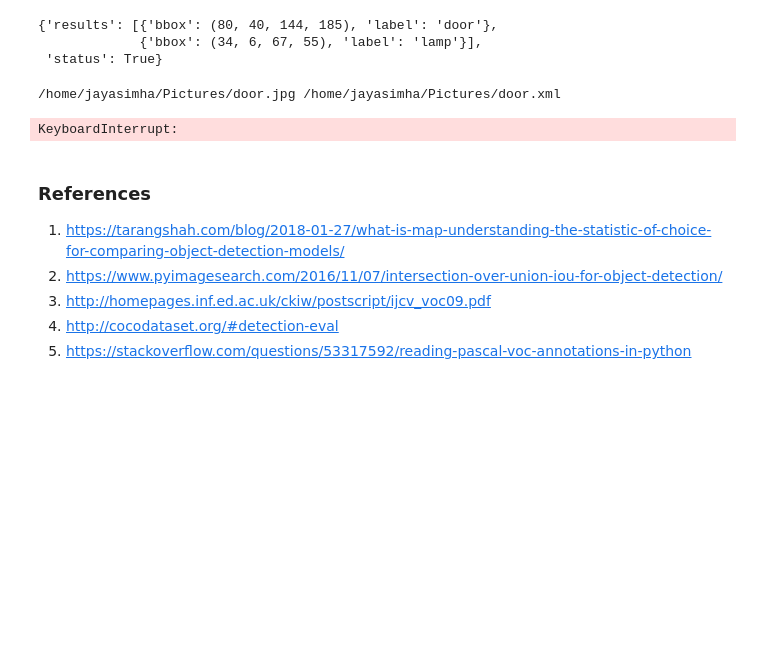
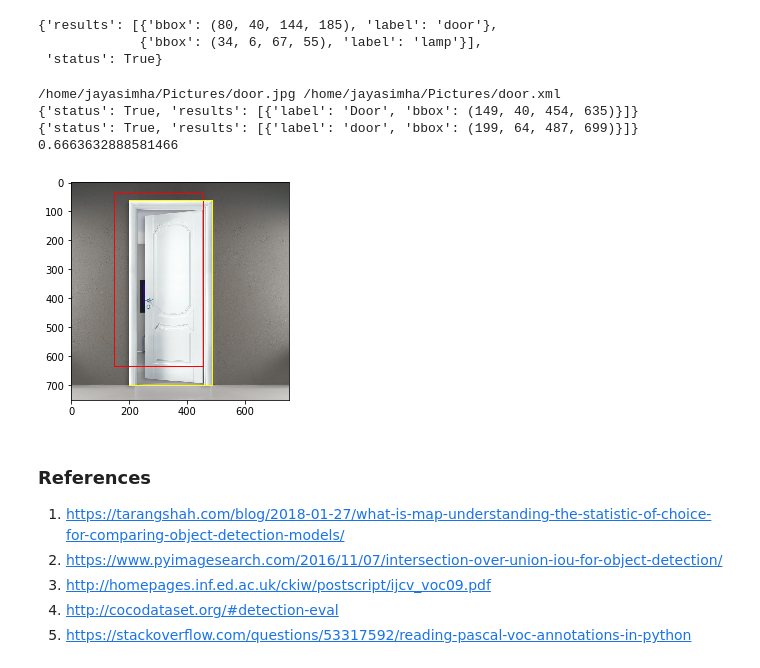
Before and after one commit to njanirudh/Research-Development-HBRS, a Jupyter notebook: src/Accuracy.ipynb, the cells around one changed output. Cells and saved outputs as stored; diff of their text form; code cells hidden in the pictures; blank space fills up the shorter version.

```diff
--- a/src/Accuracy.ipynb
+++ b/src/Accuracy.ipynb
@@ -204,35 +204,45 @@ obj_detector.set_labels(MODEL_LABEL_PATH)
 img_file_list = glob.glob( DATASET_PATH + "/*.jpg", recursive=True)
 
 for img in img_file_list :
     name = Path(img).stem
     img_path = DATASET_PATH + name + ".jpg"
     annotation_path = DATASET_PATH + name + ".xml"
 
     print(img_path,annotation_path)
 
-    _ , detection_result = obj_detector.run_detection(img).get_result()
+    out_img , detection_result = obj_detector.run_detection(img).get_result()
     annotation_result = read_annotation(annotation_path)
 
     print(detection_result)
     print(annotation_result)
 
     # IoU for "Door"
     door_detection_bbox = get_bbox_for_label(detection_result,"Door")
     door_annotation_bbox = get_bbox_for_label(annotation_result,"door")
 
     door_single_IoU = bb_intersection_over_union(door_detection_bbox,door_annotation_bbox)
     print(door_single_IoU)
 
+    out_img = cv2.imread(img_path)
+    cv2.rectangle(out_img,(149, 40),(454, 635),(255,0,0),2)
+    cv2.rectangle(out_img,(199, 64),(487, 699),(255,255,0),2)
+
+    plt.imshow(out_img)
+    plt.show()
+
     # IoU for "Handle"
     # handle_detection_bbox = get_bbox_for_label(detection_result,"Door handle")
     # handle_annotation_bbox = get_bbox_for_label(annotation_result,"Door handle")
 
     # handle_single_IoU = bb_intersection_over_union(handle_detection_bbox,handle_annotation_bbox)
 
     break
 # %% [output]
 /home/jayasimha/Pictures/door.jpg /home/jayasimha/Pictures/door.xml
+{'status': True, 'results': [{'label': 'Door', 'bbox': (149, 40, 454, 635)}]}
+{'status': True, 'results': [{'label': 'door', 'bbox': (199, 64, 487, 699)}]}
+0.6663632888581466
-KeyboardInterrupt:
+[figure, added]
 # %% [markdown]
 ### References
 
```
